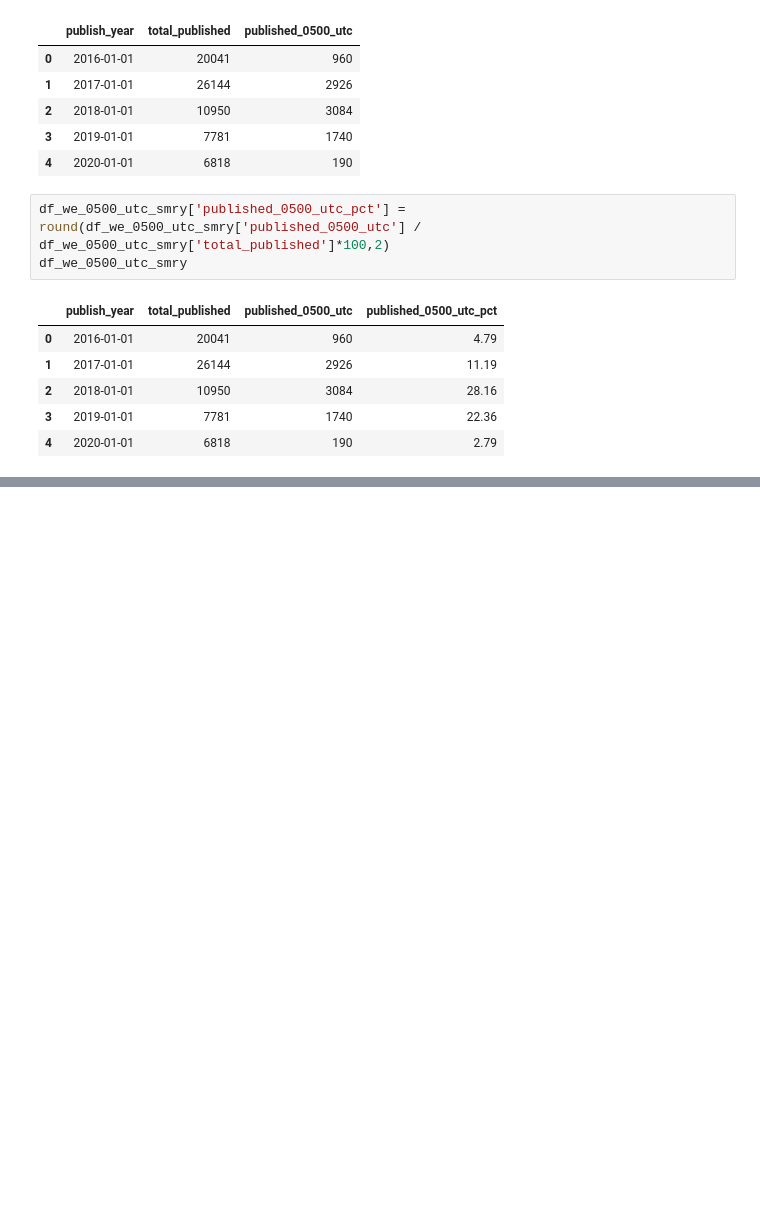
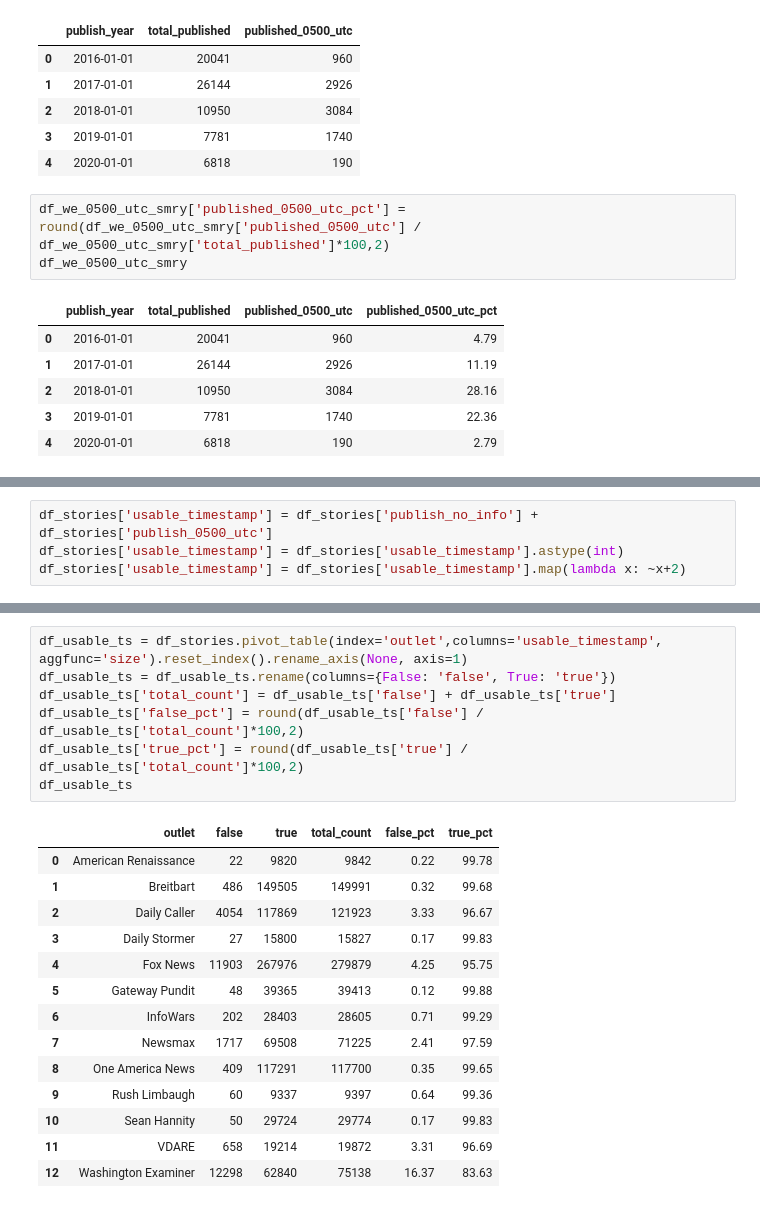
Before and after one commit to wlmwng/us-right-media, a Jupyter notebook: usrightmedia/code/03-mediacloud/03-mediacloud-publish-date.ipynb, the cells around one changed output, grey strips where cells are left out. Cells and saved outputs as stored; diff of their text form; blank space fills up the shorter version.

Commit message:
add `usable_timestamp` table

```diff
--- a/usrightmedia/code/03-mediacloud/03-mediacloud-publish-date.ipynb
+++ b/usrightmedia/code/03-mediacloud/03-mediacloud-publish-date.ipynb
@@ -178,0 +187,4 @@ df_we_0500_utc_smry
+# %%
+df_stories['usable_timestamp'] = df_stories['publish_no_info'] + df_stories['publish_0500_utc']
+df_stories['usable_timestamp'] = df_stories['usable_timestamp'].astype(int)
+df_stories['usable_timestamp'] = df_stories['usable_timestamp'].map(lambda x: ~x+2)
@@ -178,0 +235,22 @@ df_we_0500_utc_smry
+# %%
+df_usable_ts = df_stories.pivot_table(index='outlet',columns='usable_timestamp', aggfunc='size').reset_index().rename_axis(None, axis=1)
+df_usable_ts = df_usable_ts.rename(columns={False: 'false', True: 'true'})
+df_usable_ts['total_count'] = df_usable_ts['false'] + df_usable_ts['true']
+df_usable_ts['false_pct'] = round(df_usable_ts['false'] / df_usable_ts['total_count']*100,2)
+df_usable_ts['true_pct'] = round(df_usable_ts['true'] / df_usable_ts['total_count']*100,2)
+df_usable_ts
+# %% [output]
+|  | outlet | false | true | total_count | false_pct | true_pct |
+| 0 | American Renaissance | 22 | 9820 | 9842 | 0.22 | 99.78 |
+| 1 | Breitbart | 486 | 149505 | 149991 | 0.32 | 99.68 |
+| 2 | Daily Caller | 4054 | 117869 | 121923 | 3.33 | 96.67 |
+| 3 | Daily Stormer | 27 | 15800 | 15827 | 0.17 | 99.83 |
+| 4 | Fox News | 11903 | 267976 | 279879 | 4.25 | 95.75 |
+| 5 | Gateway Pundit | 48 | 39365 | 39413 | 0.12 | 99.88 |
+| 6 | InfoWars | 202 | 28403 | 28605 | 0.71 | 99.29 |
+| 7 | Newsmax | 1717 | 69508 | 71225 | 2.41 | 97.59 |
+| 8 | One America News | 409 | 117291 | 117700 | 0.35 | 99.65 |
+| 9 | Rush Limbaugh | 60 | 9337 | 9397 | 0.64 | 99.36 |
+| 10 | Sean Hannity | 50 | 29724 | 29774 | 0.17 | 99.83 |
+| 11 | VDARE | 658 | 19214 | 19872 | 3.31 | 96.69 |
+| 12 | Washington Examiner | 12298 | 62840 | 75138 | 16.37 | 83.63 |
```
Also changed, not shown: parts of 5 cells of this notebook.
